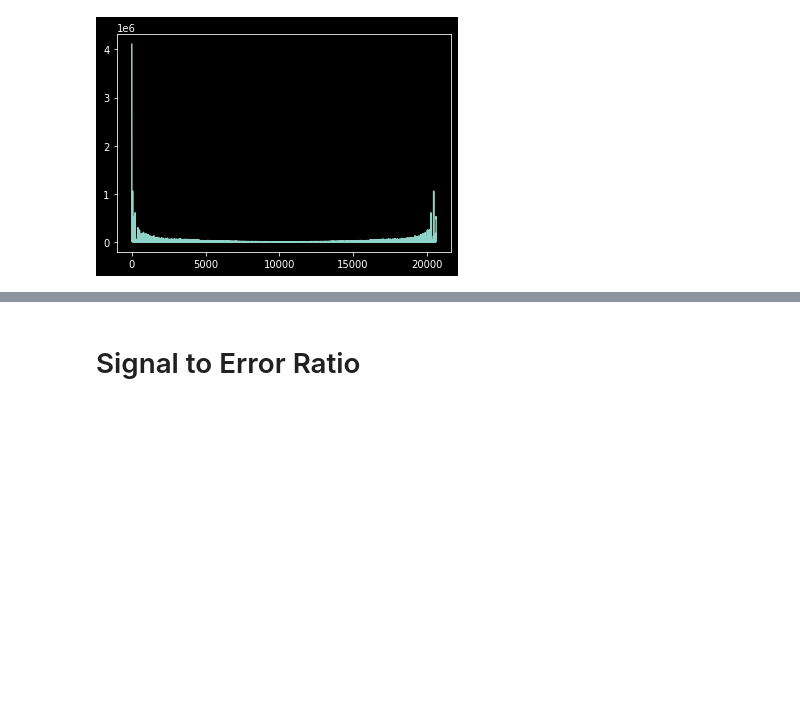
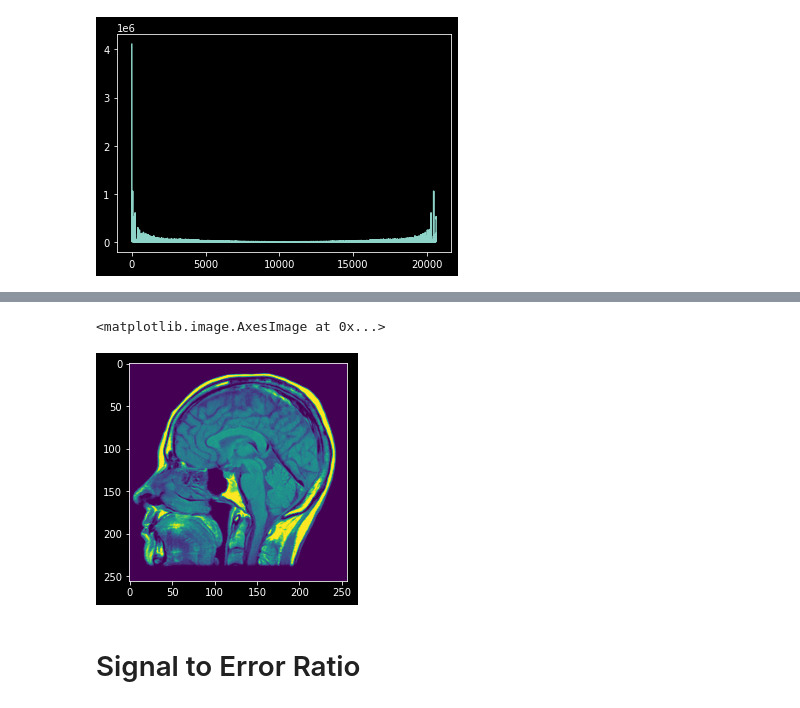
Before and after one commit to gabrielziegler3/CoDePPI, a Jupyter notebook: demos/reconstruction/cs-radial-mri.ipynb, the cells around one changed output, grey strips where cells are left out. Cells and saved outputs as stored; diff of their text form; code cells hidden in the pictures; blank space fills up the shorter version.

```diff
--- a/demos/reconstruction/cs-radial-mri.ipynb
+++ b/demos/reconstruction/cs-radial-mri.ipynb
@@ -103,3 +121,8 @@ _ = plt.imshow(np.abs(reconstructed_imgs))
+# %%
+plt.imshow(img)
+# %% [output]
+<matplotlib.image.AxesImage at 0x...>
+[figure, added]
 # %% [markdown]
 # Signal to Error Ratio
 # %%
```
Also changed, not shown: parts of 7 cells of this notebook, 4 other files.
